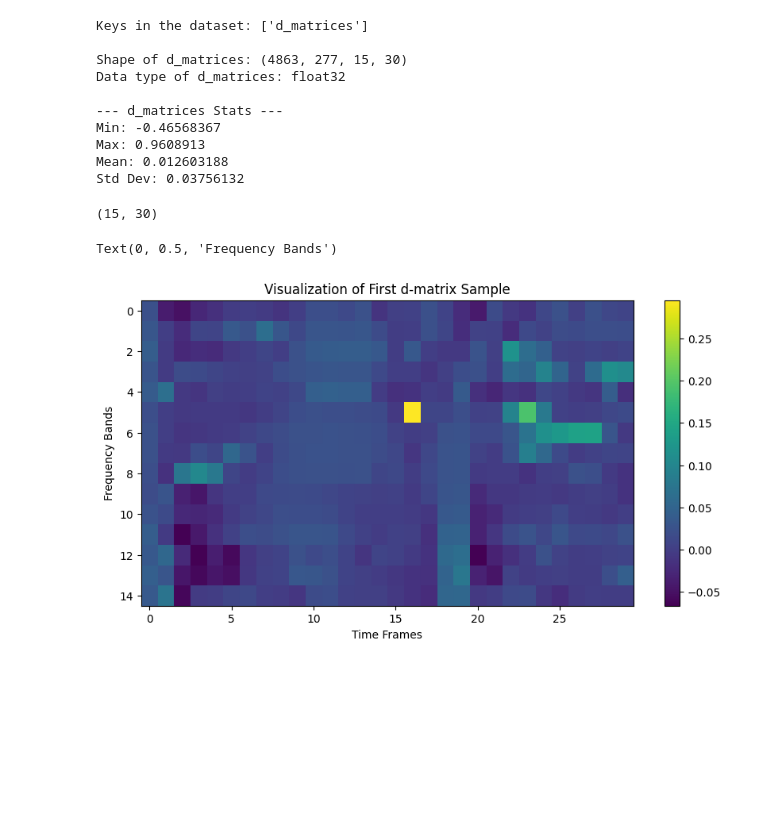
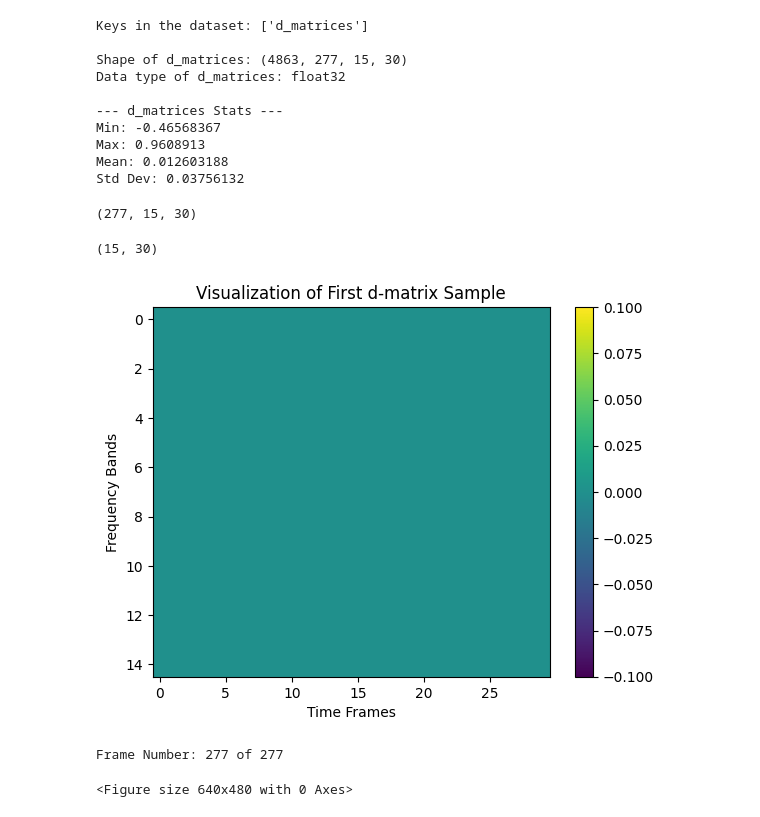
Before and after one commit to George-P-1/Speech_Intelligibility_with_Neural_Networks, a Jupyter notebook: utils/load_npz_file.ipynb, the cells around one changed output. Cells and saved outputs as stored; diff of their text form; code cells hidden in the pictures; blank space fills up the shorter version.

Commit message:
updated util scripts with better animation

```diff
--- a/utils/load_npz_file.ipynb
+++ b/utils/load_npz_file.ipynb
@@ -128,18 +130,39 @@ import matplotlib.pyplot as plt
 %matplotlib inline
+# %%
+d_matrices[0].shape
+# %% [output]
+(277, 15, 30)
 # %%
 d_matrices[0][0].shape
 # %% [output]
 (15, 30)
 # %%
-plt.figure(figsize=(10, 5))
-plt.imshow(d_matrices[0][0], aspect="auto", cmap="viridis")
-plt.colorbar()
-plt.title("Visualization of First d-matrix Sample")
-plt.xlabel("Time Frames")
-plt.ylabel("Frequency Bands")
+frame_num = 0
+for i in range(len(d_matrices[0])):
+    frame_num += 1
+
+    plt.imshow(d_matrices[0][i], aspect="auto", cmap="viridis")
+    plt.colorbar()
+    plt.title("Visualization of First d-matrix Sample")
+    plt.xlabel("Time Frames")
+    plt.ylabel("Frequency Bands")
+
+    # Clear previous output
+    clear_output(wait=True)
+    # Display the updated figure
+    display(plt.gcf())
+    print(f"Frame Number: {frame_num} of {len(d_matrices[0])}")
+
+    # Pause for animation effect
+    sleep(0.01)
+    plt.clf()
+
+
+# plt.figure(figsize=(10, 5))
 # %% [output]
+[figure, new version]
-Text(0, 0.5, 'Frequency Bands')
+Frame Number: 277 of 277
-[figure, old version]
+<Figure size 640x480 with 0 Axes>
 # %%
 # Close the dataset
 data.close()
```
Also changed, not shown: parts of 1 cell of this notebook, 1 other file.
